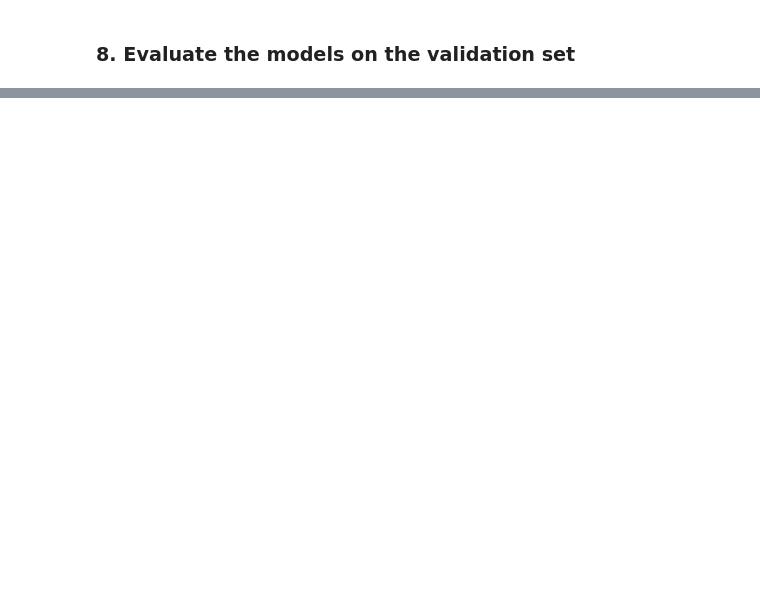
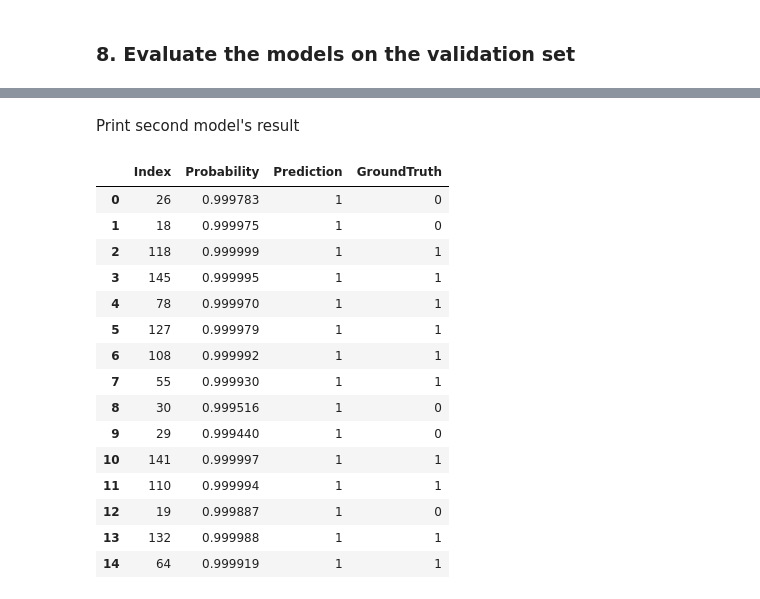
Before and after one commit to onlyxool/CSCN8010-labs, a Jupyter notebook: PracticalLab6.ipynb, the cells around one changed output, grey strips where cells are left out. Drawn from its saved outputs; the diff is of its cells as text; code cells hidden in the pictures; blank space fills up the shorter version.

```diff
--- a/PracticalLab6.ipynb
+++ b/PracticalLab6.ipynb
@@ -218,0 +247,21 @@ result_pds
+# %% [markdown]
+Print second model's result
+# %%
+result_pds[1]
+# %% [output]
+|  | Index | Probability | Prediction | GroundTruth |
+| 0 | 26 | 0.999783 | 1 | 0 |
+| 1 | 18 | 0.999975 | 1 | 0 |
+| 2 | 118 | 0.999999 | 1 | 1 |
+| 3 | 145 | 0.999995 | 1 | 1 |
+| 4 | 78 | 0.999970 | 1 | 1 |
+| 5 | 127 | 0.999979 | 1 | 1 |
+| 6 | 108 | 0.999992 | 1 | 1 |
+| 7 | 55 | 0.999930 | 1 | 1 |
+| 8 | 30 | 0.999516 | 1 | 0 |
+| 9 | 29 | 0.999440 | 1 | 0 |
+| 10 | 141 | 0.999997 | 1 | 1 |
+| 11 | 110 | 0.999994 | 1 | 1 |
+| 12 | 19 | 0.999887 | 1 | 0 |
+| 13 | 132 | 0.999988 | 1 | 1 |
+| 14 | 64 | 0.999919 | 1 | 1 |
```
Also changed, not shown: parts of 28 cells of this notebook, 1 other file.
